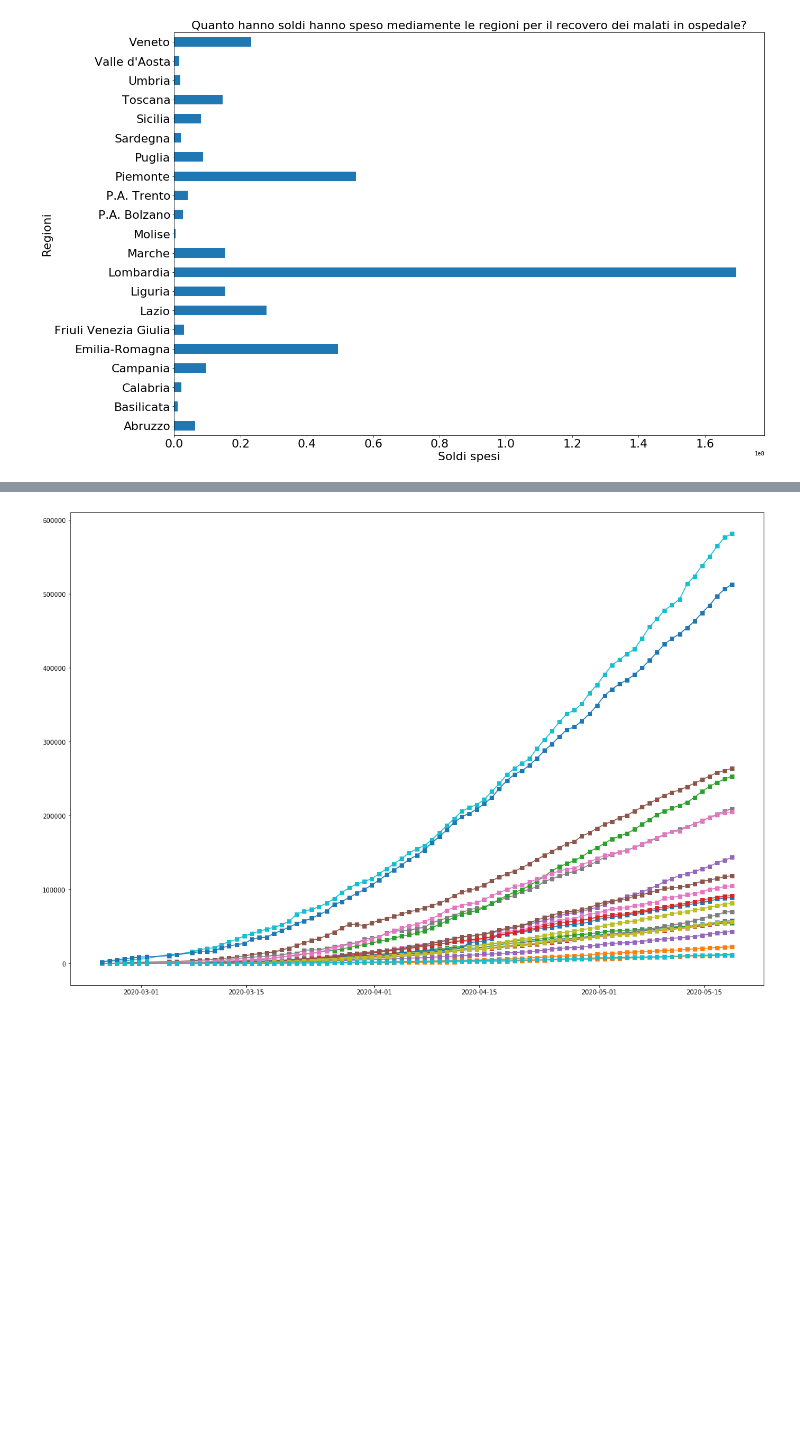
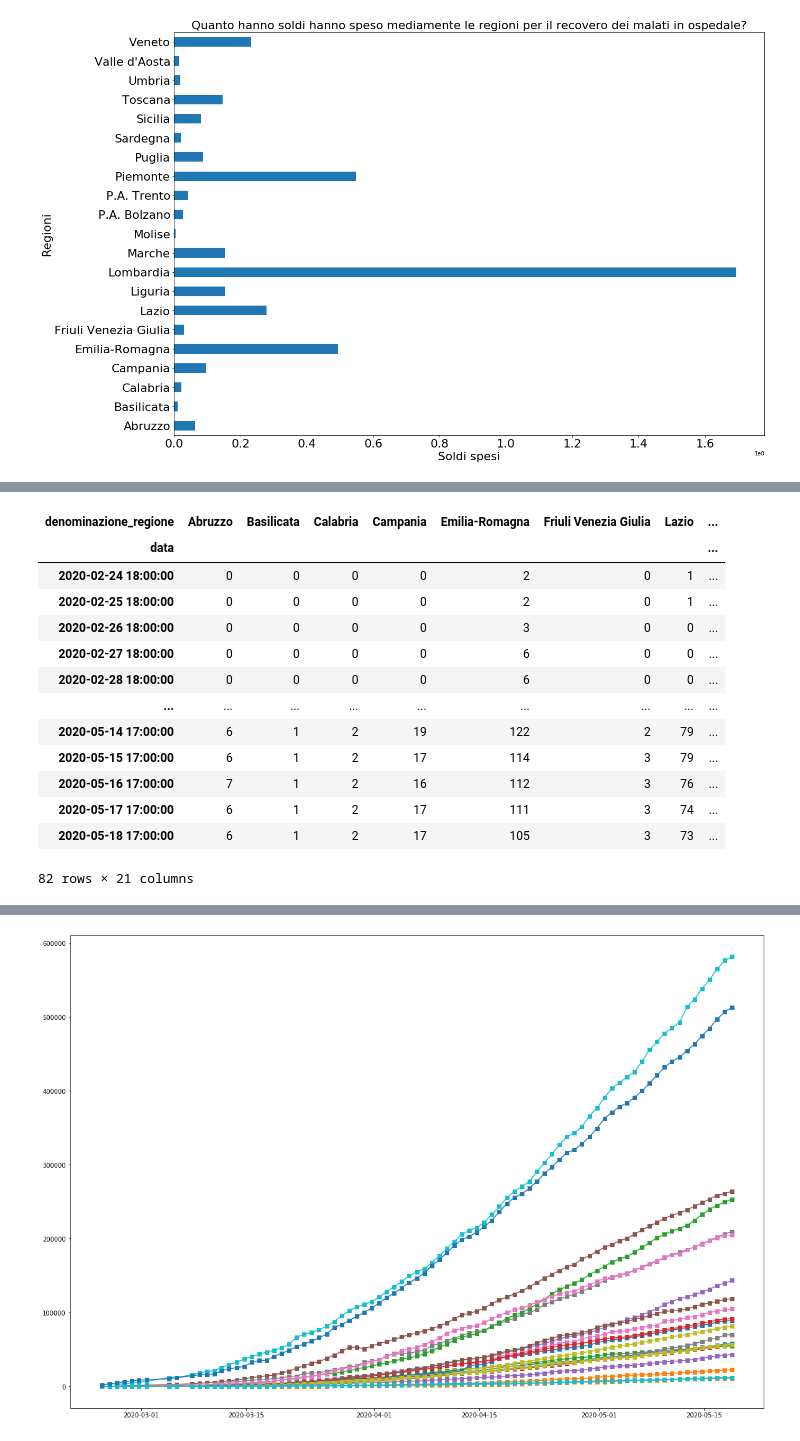
Before and after one commit to MattBlue92/Progetto-APMD-AAGM-2020, a Jupyter notebook: notebooks/DataAnalysis.ipynb, the cells around one changed output, grey strips where cells are left out. Cells and saved outputs as stored; diff of their text form; code cells hidden in the pictures; blank space fills up the shorter version.

```diff
--- a/notebooks/DataAnalysis.ipynb
+++ b/notebooks/DataAnalysis.ipynb
@@ -368,2 +387,19 @@ tamponiPerRegioni
+# %%
+terapiaIntsPerRegioni
+# %% [output]
+| denominazione_regione | Abruzzo | Basilicata | Calabria | Campania | Emilia-Romagna | Friuli Venezia Giulia | Lazio | ... |
+| data |  |  |  |  |  |  |  | ... |
+| 2020-02-24 18:00:00 | 0 | 0 | 0 | 0 | 2 | 0 | 1 | ... |
+| 2020-02-25 18:00:00 | 0 | 0 | 0 | 0 | 2 | 0 | 1 | ... |
+| 2020-02-26 18:00:00 | 0 | 0 | 0 | 0 | 3 | 0 | 0 | ... |
+| 2020-02-27 18:00:00 | 0 | 0 | 0 | 0 | 6 | 0 | 0 | ... |
+| 2020-02-28 18:00:00 | 0 | 0 | 0 | 0 | 6 | 0 | 0 | ... |
+| ... | ... | ... | ... | ... | ... | ... | ... | ... |
+| 2020-05-14 17:00:00 | 6 | 1 | 2 | 19 | 122 | 2 | 79 | ... |
+| 2020-05-15 17:00:00 | 6 | 1 | 2 | 17 | 114 | 3 | 79 | ... |
+| 2020-05-16 17:00:00 | 7 | 1 | 2 | 16 | 112 | 3 | 76 | ... |
+| 2020-05-17 17:00:00 | 6 | 1 | 2 | 17 | 111 | 3 | 74 | ... |
+| 2020-05-18 17:00:00 | 6 | 1 | 2 | 17 | 105 | 3 | 73 | ... |
+82 rows × 21 columns
 # %%
 joinDF[joinDF['denominazione_regione']=='Abruzzo'].head(20).T
```
Also changed, not shown: parts of 19 cells of this notebook.
